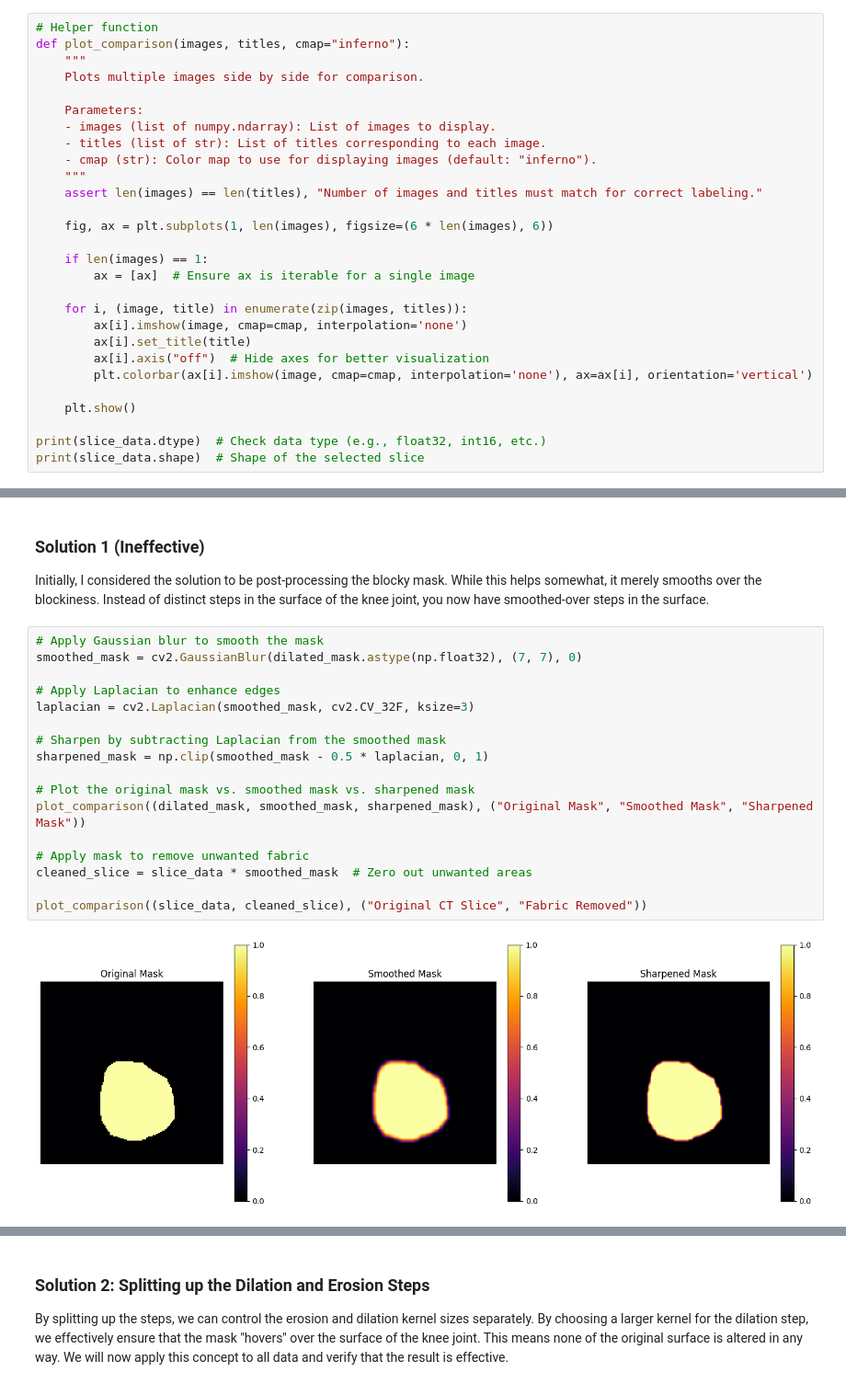
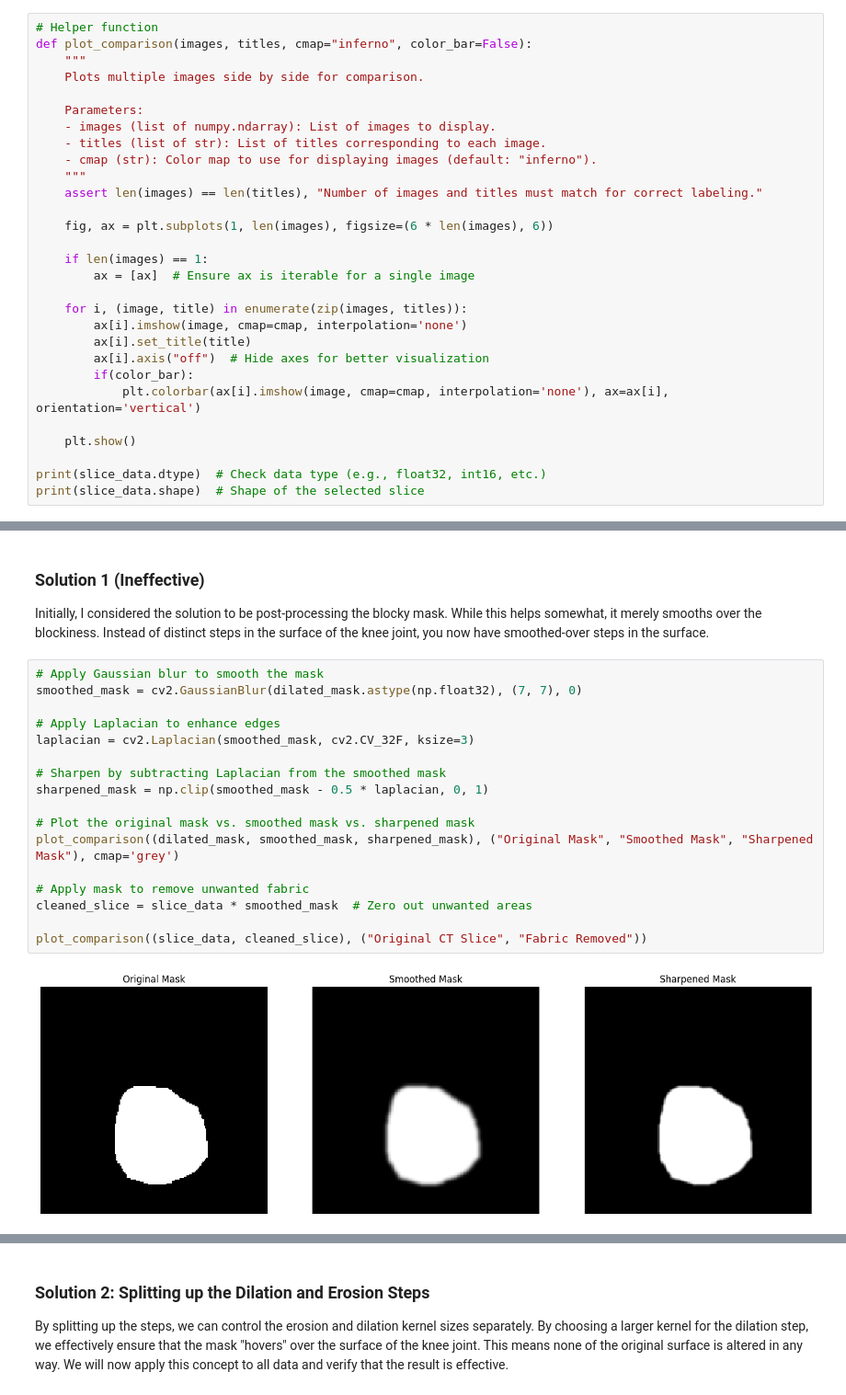
Before and after one commit to MateoVanDamme/3dknee, a Jupyter notebook: processing_nrrd.ipynb, the cells around one changed output, grey strips where cells are left out. Shown at 92% size. Saved outputs shown, nothing was run; the diff lists cells and outputs as text.

Commit message:
improve plot_comparison function

```diff
--- a/processing_nrrd.ipynb
+++ b/processing_nrrd.ipynb
@@ -29,7 +29,7 @@ plt.show()
 [figure]
 # %%
 # Helper function
-def plot_comparison(images, titles, cmap="inferno"):
+def plot_comparison(images, titles, cmap="inferno", color_bar=False):
     """
     Plots multiple images side by side for comparison.
 
@@ -49,7 +49,8 @@ def plot_comparison(images, titles, cmap="inferno"):
         ax[i].imshow(image, cmap=cmap, interpolation='none')
         ax[i].set_title(title)
         ax[i].axis("off")  # Hide axes for better visualization
-        plt.colorbar(ax[i].imshow(image, cmap=cmap, interpolation='none'), ax=ax[i], orientation='vertical')
+        if(color_bar):
+            plt.colorbar(ax[i].imshow(image, cmap=cmap, interpolation='none'), ax=ax[i], orientation='vertical')
 
     plt.show()
 
@@ -126,19 +127,19 @@ Initially, I considered the solution to be post-processing the blocky mask. Whil
 # %%
 # Apply Gaussian blur to smooth the mask
 smoothed_mask = cv2.GaussianBlur(dilated_mask.astype(np.float32), (7, 7), 0)
 
 # Apply Laplacian to enhance edges
 laplacian = cv2.Laplacian(smoothed_mask, cv2.CV_32F, ksize=3)
 
 # Sharpen by subtracting Laplacian from the smoothed mask
 sharpened_mask = np.clip(smoothed_mask - 0.5 * laplacian, 0, 1)
 
 # Plot the original mask vs. smoothed mask vs. sharpened mask
-plot_comparison((dilated_mask, smoothed_mask, sharpened_mask), ("Original Mask", "Smoothed Mask", "Sharpened Mask"))
+plot_comparison((dilated_mask, smoothed_mask, sharpened_mask), ("Original Mask", "Smoothed Mask", "Sharpened Mask"), cmap='grey')
 
 # Apply mask to remove unwanted fabric
 cleaned_slice = slice_data * smoothed_mask  # Zero out unwanted areas
 
 plot_comparison((slice_data, cleaned_slice), ("Original CT Slice", "Fabric Removed"))
 # %% [output]
-[figure, old version]
+[figure, new version]
```
Also changed, not shown: parts of 4 cells of this notebook.
